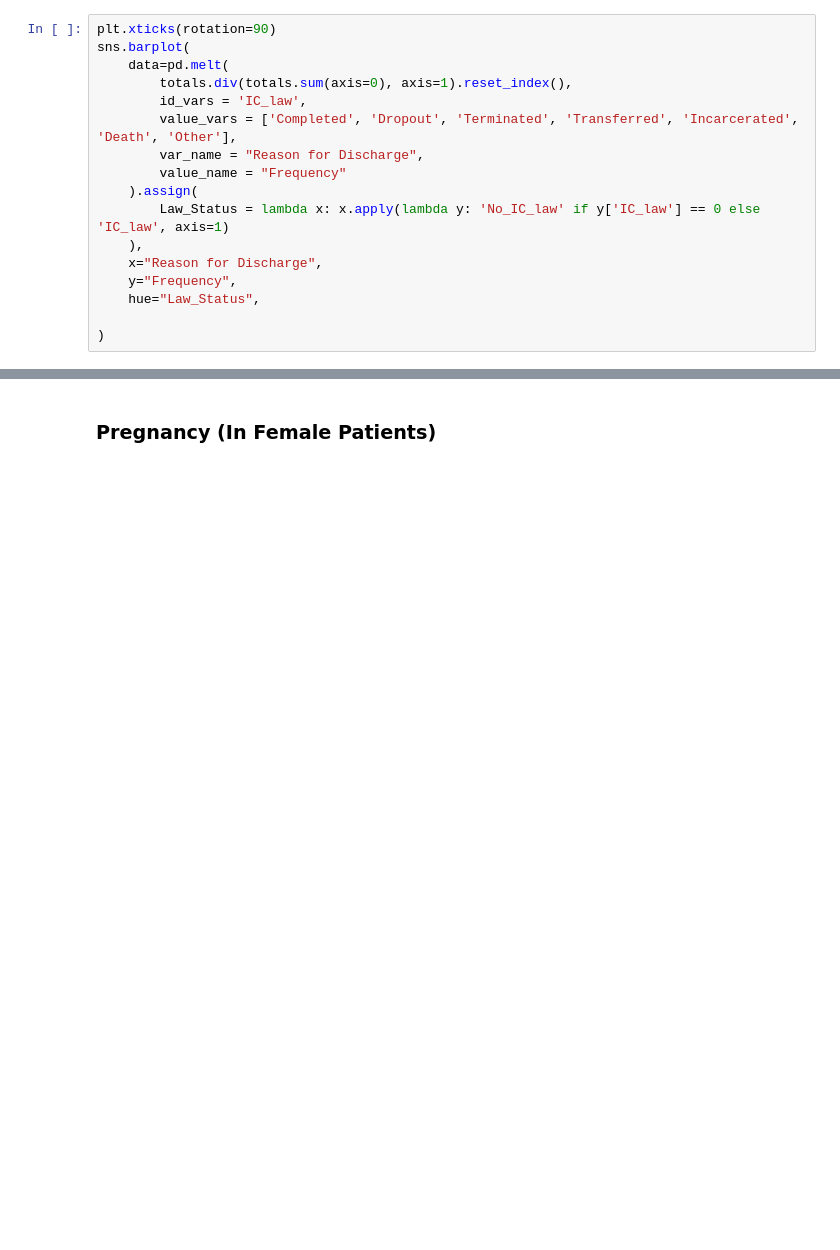
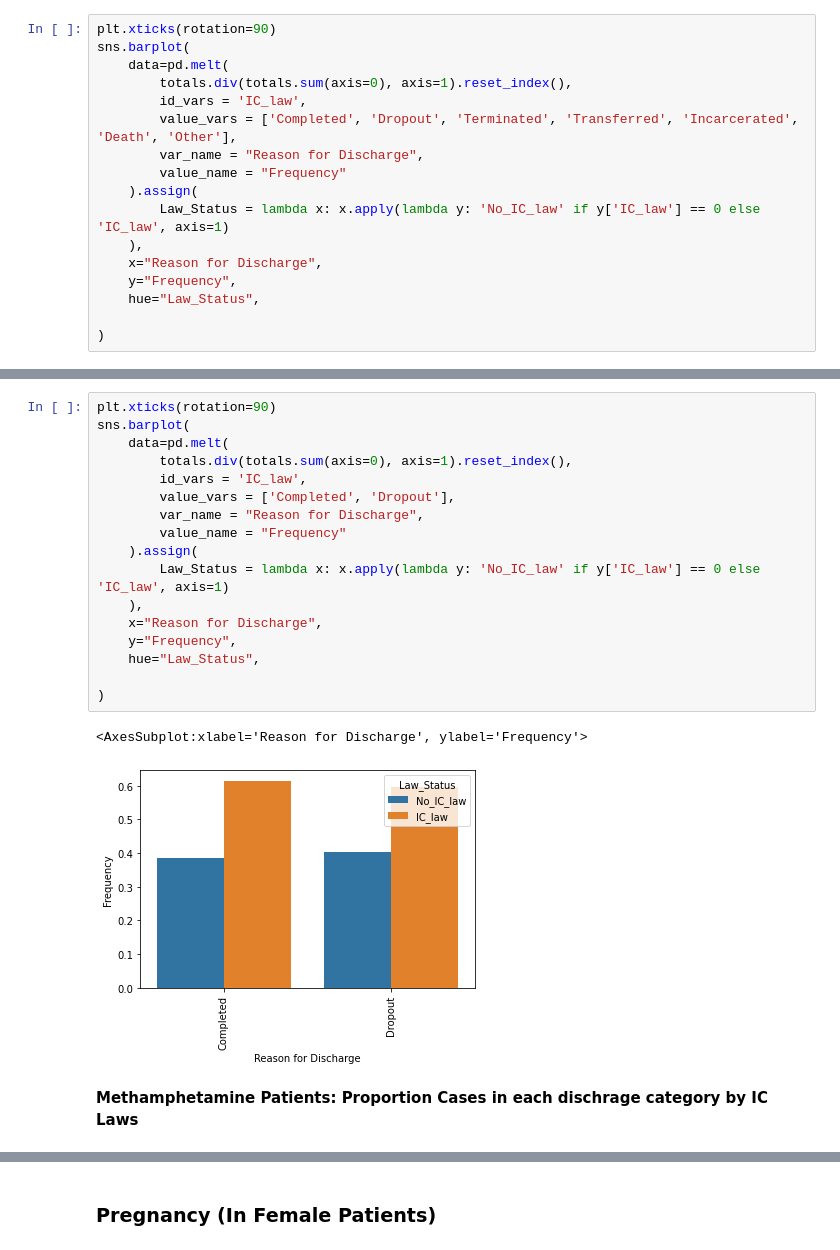
Before and after one commit to afaranda/TEDS_Housing_Employment_Study, a Jupyter notebook: notebooks/02_Prepare_Descriptive_Statistics.ipynb, the cells around one changed output, grey strips where cells are left out. Drawn from its saved outputs; the diff is of its cells as text; blank space fills up the shorter version.

```diff
--- a/notebooks/02_Prepare_Descriptive_Statistics.ipynb
+++ b/notebooks/02_Prepare_Descriptive_Statistics.ipynb
@@ -778,0 +896,22 @@ sns.barplot(
+# %%
+plt.xticks(rotation=90)
+sns.barplot(
+    data=pd.melt(
+        totals.div(totals.sum(axis=0), axis=1).reset_index(),
+        id_vars = 'IC_law',
+        value_vars = ['Completed', 'Dropout'],
+        var_name = "Reason for Discharge",
+        value_name = "Frequency"
+    ).assign(
+        Law_Status = lambda x: x.apply(lambda y: 'No_IC_law' if y['IC_law'] == 0 else 'IC_law', axis=1)
+    ),
+    x="Reason for Discharge",
+    y="Frequency",
+    hue="Law_Status",
+
+)
+# %% [output]
+<AxesSubplot:xlabel='Reason for Discharge', ylabel='Frequency'>
+[figure, added]
+# %% [markdown]
+**Methamphetamine Patients: Proportion Cases in each dischrage category by IC Laws**
```
Also changed, not shown: parts of 20 cells of this notebook, 2 other files.
